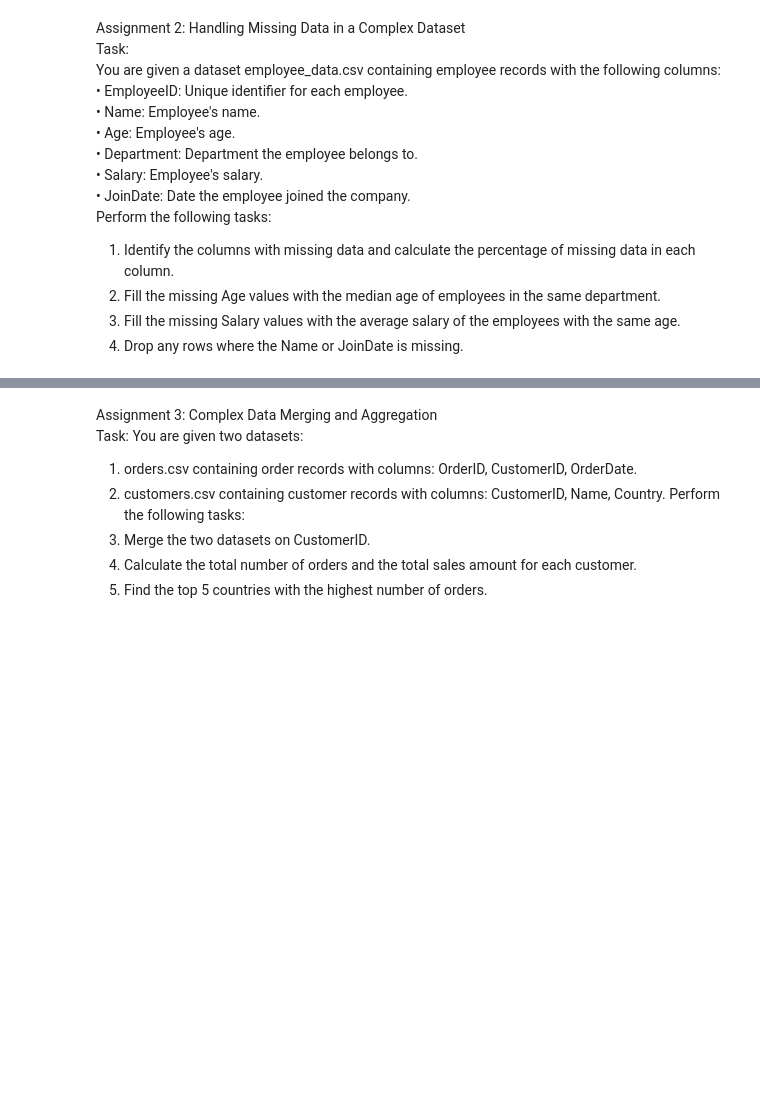
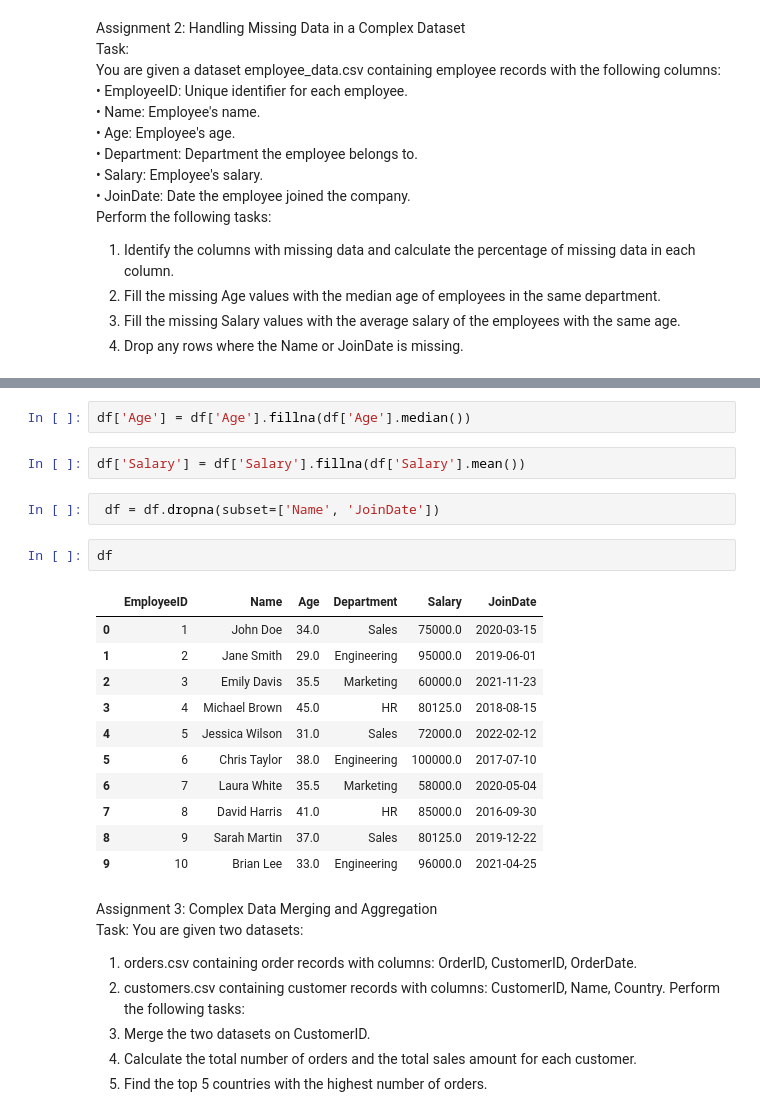
Before and after one commit to GOLISHYAMP/PandasAssignment, a Jupyter notebook: PandasAssignment.ipynb, the cells around one changed output, grey strips where cells are left out. Cells and saved outputs as stored; diff of their text form; blank space fills up the shorter version.

```diff
--- a/PandasAssignment.ipynb
+++ b/PandasAssignment.ipynb
@@ -31,3 +117,23 @@ Perform the following tasks:
+# %%
+df['Age'] = df['Age'].fillna(df['Age'].median())
+# %%
+df['Salary'] = df['Salary'].fillna(df['Salary'].mean())
+# %%
+ df = df.dropna(subset=['Name', 'JoinDate'])
+# %%
+df
+# %% [output]
+|  | EmployeeID | Name | Age | Department | Salary | JoinDate |
+| 0 | 1 | John Doe | 34.0 | Sales | 75000.0 | 2020-03-15 |
+| 1 | 2 | Jane Smith | 29.0 | Engineering | 95000.0 | 2019-06-01 |
+| 2 | 3 | Emily Davis | 35.5 | Marketing | 60000.0 | 2021-11-23 |
+| 3 | 4 | Michael Brown | 45.0 | HR | 80125.0 | 2018-08-15 |
+| 4 | 5 | Jessica Wilson | 31.0 | Sales | 72000.0 | 2022-02-12 |
+| 5 | 6 | Chris Taylor | 38.0 | Engineering | 100000.0 | 2017-07-10 |
+| 6 | 7 | Laura White | 35.5 | Marketing | 58000.0 | 2020-05-04 |
+| 7 | 8 | David Harris | 41.0 | HR | 85000.0 | 2016-09-30 |
+| 8 | 9 | Sarah Martin | 37.0 | Sales | 80125.0 | 2019-12-22 |
+| 9 | 10 | Brian Lee | 33.0 | Engineering | 96000.0 | 2021-04-25 |
 # %% [markdown]
 Assignment 3: Complex Data Merging and Aggregation\
 Task:
```
Also changed, not shown: parts of 34 cells of this notebook.
